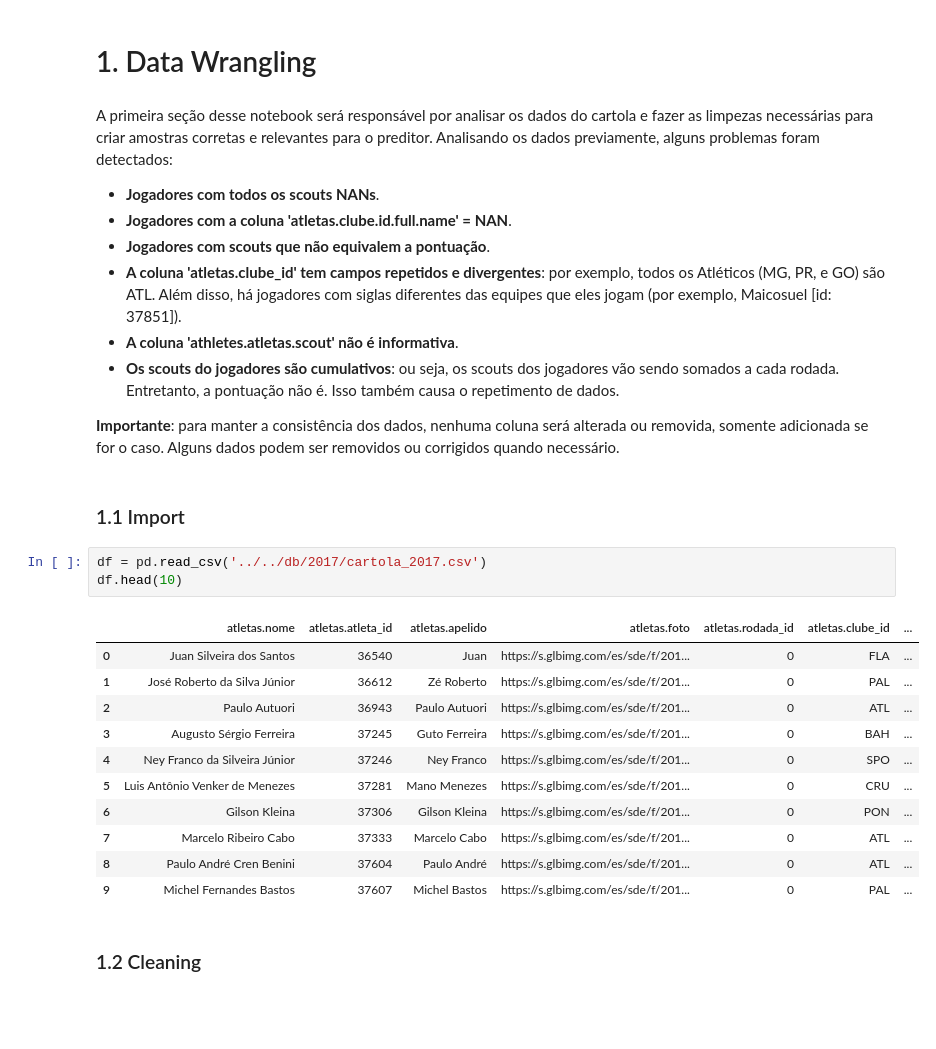
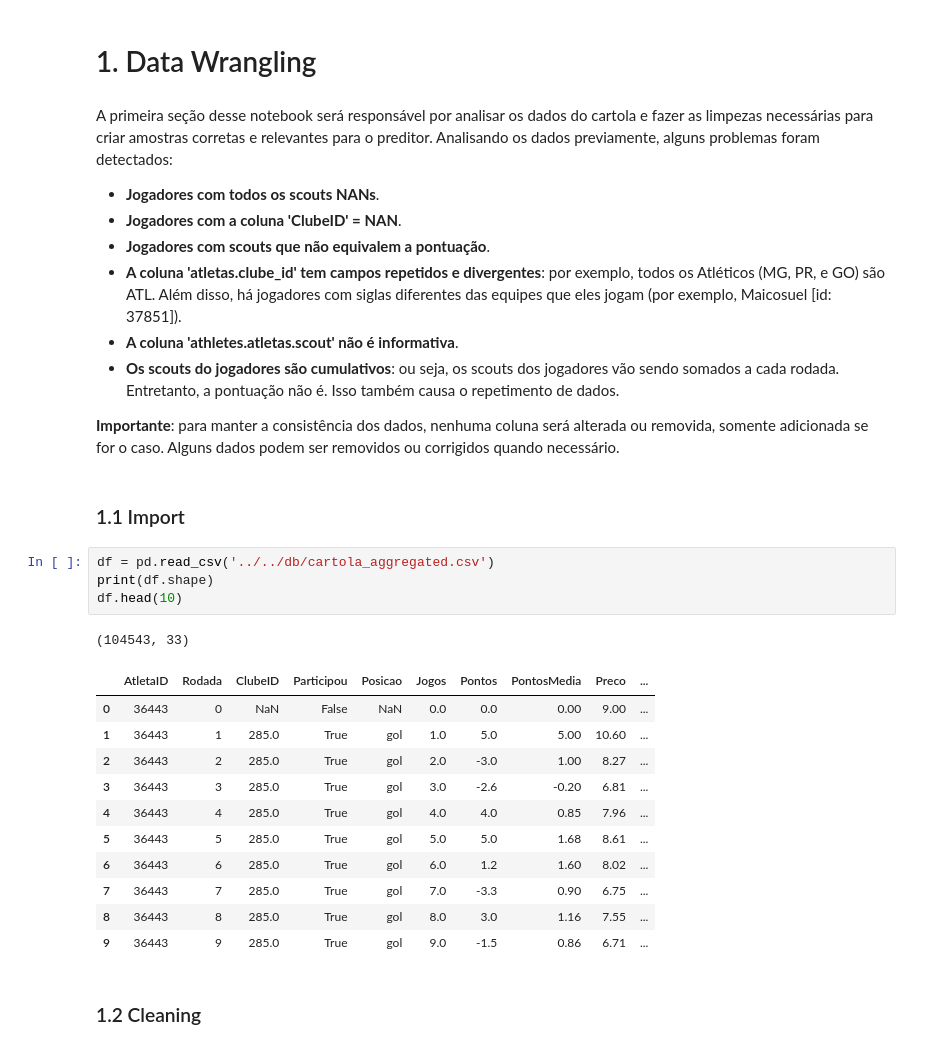
Before and after one commit to henriquepgomide/caRtola, a Jupyter notebook: lib/python/Samples Creator.ipynb, the cells around one changed output. Drawn from its saved outputs; the diff is of its cells as text; blank space fills up the shorter version.

Commit message:
add predictions for round 14 (aggregated)

```diff
--- a/lib/python/Samples Creator.ipynb
+++ b/lib/python/Samples Creator.ipynb
@@ -27,7 +27,7 @@ points = np.array([-2.0, -5.0, 3.0, 7.0, -0.5, -6.0, -2.0, 1.7, 5.0, 5.0, 1.0, 0
 A primeira seção desse notebook será responsável por analisar os dados do cartola e fazer as limpezas necessárias para criar amostras corretas e relevantes para o preditor. Analisando os dados previamente, alguns problemas foram detectados:
 
 - __Jogadores com todos os scouts NANs__.
-- __Jogadores com a coluna 'atletas.clube.id.full.name' = NAN__.
+- __Jogadores com a coluna 'ClubeID' = NAN__.
 - __Jogadores com scouts que não equivalem a pontuação__.
 - __A coluna 'atletas.clube_id' tem campos repetidos e divergentes__: por exemplo, todos os Atléticos (MG, PR, e GO) são ATL. Além disso, há jogadores com siglas diferentes das equipes que eles jogam (por exemplo, Maicosuel [id: 37851]).
 - __A coluna 'athletes.atletas.scout' não é informativa__.
@@ -37,20 +37,22 @@ __Importante__: para manter a consistência dos dados, nenhuma coluna será alte
 # %% [markdown]
 ### 1.1 Import
 # %%
-df = pd.read_csv('../../db/2017/cartola_2017.csv')
+df = pd.read_csv('../../db/cartola_aggregated.csv')
+print(df.shape)
 df.head(10)
 # %% [output]
+(104543, 33)
-|  | atletas.nome | atletas.atleta_id | atletas.apelido | atletas.foto | atletas.rodada_id | atletas.clube_id | ... |
-| 0 | Juan Silveira dos Santos | 36540 | Juan | https://s.glbimg.com/es/sde/f/201... | 0 | FLA | ... |
-| 1 | José Roberto da Silva Júnior | 36612 | Zé Roberto | https://s.glbimg.com/es/sde/f/201... | 0 | PAL | ... |
-| 2 | Paulo Autuori | 36943 | Paulo Autuori | https://s.glbimg.com/es/sde/f/201... | 0 | ATL | ... |
-| 3 | Augusto Sérgio Ferreira | 37245 | Guto Ferreira | https://s.glbimg.com/es/sde/f/201... | 0 | BAH | ... |
-| 4 | Ney Franco da Silveira Júnior | 37246 | Ney Franco | https://s.glbimg.com/es/sde/f/201... | 0 | SPO | ... |
-| 5 | Luis Antônio Venker de Menezes | 37281 | Mano Menezes | https://s.glbimg.com/es/sde/f/201... | 0 | CRU | ... |
-| 6 | Gilson Kleina | 37306 | Gilson Kleina | https://s.glbimg.com/es/sde/f/201... | 0 | PON | ... |
-| 7 | Marcelo Ribeiro Cabo | 37333 | Marcelo Cabo | https://s.glbimg.com/es/sde/f/201... | 0 | ATL | ... |
-| 8 | Paulo André Cren Benini | 37604 | Paulo André | https://s.glbimg.com/es/sde/f/201... | 0 | ATL | ... |
-| 9 | Michel Fernandes Bastos | 37607 | Michel Bastos | https://s.glbimg.com/es/sde/f/201... | 0 | PAL | ... |
+|  | AtletaID | Rodada | ClubeID | Participou | Posicao | Jogos | Pontos | PontosMedia | Preco | ... |
+| 0 | 36443 | 0 | NaN | False | NaN | 0.0 | 0.0 | 0.00 | 9.00 | ... |
+| 1 | 36443 | 1 | 285.0 | True | gol | 1.0 | 5.0 | 5.00 | 10.60 | ... |
+| 2 | 36443 | 2 | 285.0 | True | gol | 2.0 | -3.0 | 1.00 | 8.27 | ... |
+| 3 | 36443 | 3 | 285.0 | True | gol | 3.0 | -2.6 | -0.20 | 6.81 | ... |
+| 4 | 36443 | 4 | 285.0 | True | gol | 4.0 | 4.0 | 0.85 | 7.96 | ... |
+| 5 | 36443 | 5 | 285.0 | True | gol | 5.0 | 5.0 | 1.68 | 8.61 | ... |
+| 6 | 36443 | 6 | 285.0 | True | gol | 6.0 | 1.2 | 1.60 | 8.02 | ... |
+| 7 | 36443 | 7 | 285.0 | True | gol | 7.0 | -3.3 | 0.90 | 6.75 | ... |
+| 8 | 36443 | 8 | 285.0 | True | gol | 8.0 | 3.0 | 1.16 | 7.55 | ... |
+| 9 | 36443 | 9 | 285.0 | True | gol | 9.0 | -1.5 | 0.86 | 6.71 | ... |
 # %% [markdown]
 ### 1.2 Cleaning
 # %%
```
Also changed, not shown: parts of 36 cells of this notebook, 4 other files.
